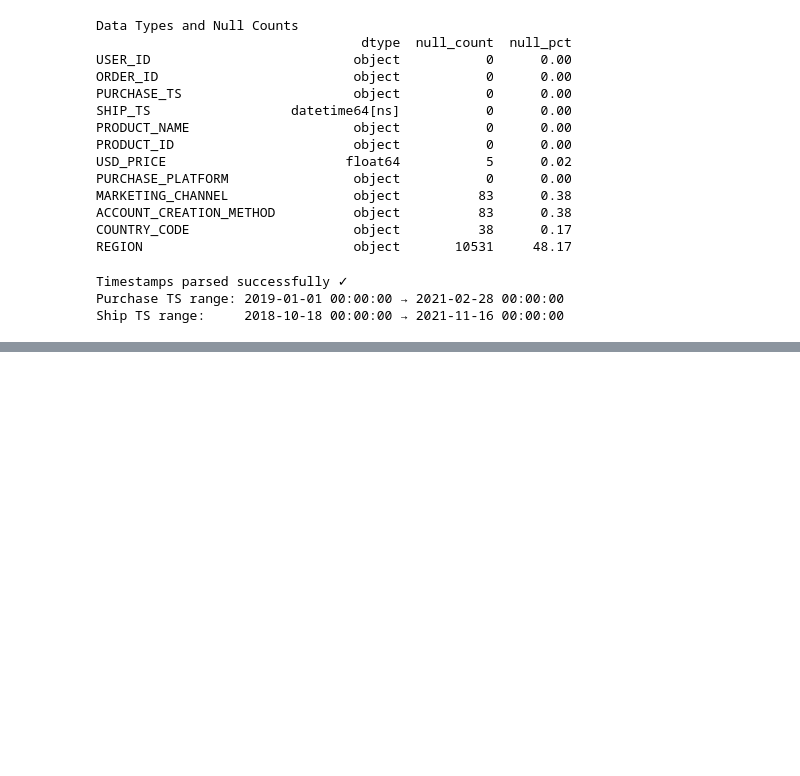
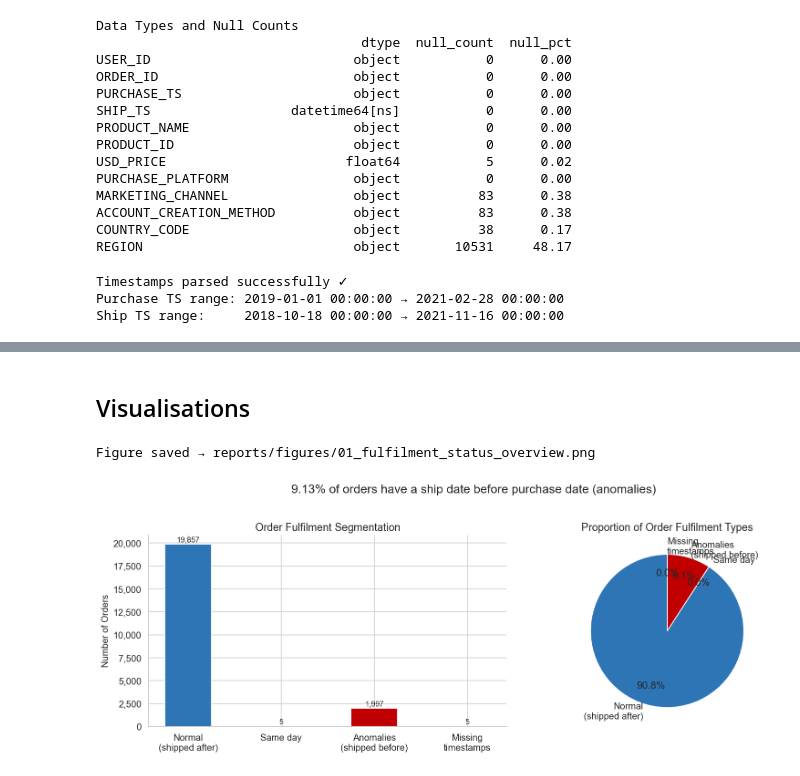
Before and after one commit to selete-tetteh/gamezone-analytics, a Jupyter notebook: notebooks/01_data_audit/01_temporal_anomalies.ipynb, the cells around one changed output, grey strips where cells are left out. Saved outputs shown, nothing was run; the diff lists cells and outputs as text; code cells hidden in the pictures; blank space fills up the shorter version.

Commit message:
feat: analysed and visualised anomalies

```diff
--- a/notebooks/01_data_audit/01_temporal_anomalies.ipynb
+++ b/notebooks/01_data_audit/01_temporal_anomalies.ipynb
@@ -116,0 +126,20 @@ Ship TS range:     2018-10-18 00:00:00 → 2021-11-16 00:00:00
+# %%
+# Segment the data based on fulfilment days
+# This gives clear picture of full distribution and highlights any anomalies or missing data
+
+normal = df[df['FULFILMENT_DAYS'] > 0] # normal orders that shipped after purchase
+same_day = df[df['FULFILMENT_DAYS'] == 0] # same-day orders that shipped on the purchase day
+anomalies = df[df['FULFILMENT_DAYS'] < 0] # anomalies that shipped before purchase (impossible, likely data errors)
+missing = df[df['FULFILMENT_DAYS'].isna()] # missing timestamps where either PURCHASE_TS or SHIP_TS is null, making fulfilment days impossible to calculate
+
+total = len(df)
+
+print('Fulfilment Days Segmentation')
+print(f"{'Segment':<30} {'Count':>8} {'% of Total':>12}")
+print('-' * 52)
+print(f"{'Normal (shipped after purchase)':<30} {len(normal):>8,} {len(normal)/total*100:>11.2f}%")
+print(f"{'Same Day (shipped on purchase day)':<30} {len(same_day):>8,} {len(same_day)/total*100:>11.2f}%")
+print(f"{'Anomalies (shipped BEFORE purchase)':<30} {len(anomalies):>8,} {len(anomalies)/total*100:>11.2f}%")
+print(f"{'Missing timestamps':<30} {len(missing):>8,} {len(missing)/total*100:>11.2f}%")
+print('-' * 52)
+print(f"{'Total':<30} {total:>8,} {'100.0%':>12}")
@@ -116,0 +338,46 @@ Ship TS range:     2018-10-18 00:00:00 → 2021-11-16 00:00:00
+# %% [markdown]
+## Visualisations
+# %%
+# Chart 1 Overall segmentation
+# Show scale of problem at a glance - how many orders are normal vs same-day vs anomalies vs missing timestamps
+
+
+fig, axes = plt.subplots(1, 2, figsize=(14, 5))
+
+segments = ['Normal\n(shipped after)', 'Same day', 'Anomalies\n(shipped before)', 'Missing\ntimestamps']
+counts = [len(normal), len(same_day), len(anomalies), len(missing)]
+colours = ['#2E75B6', '#70AD47', '#C00000', '#808080']
+
+bars = axes[0].bar(segments, counts, color=colours, width=0.5)
+axes[0].set_title('Order Fulfilment Segmentation', fontsize=14, fontweight='medium')
+axes[0].set_ylabel('Number of Orders', fontsize=12)
+axes[0].yaxis.set_major_formatter(mticker.FuncFormatter(lambda x, _: f'{int(x):,}'))  # format y-axis with commas
+
+# Add count labels on top of bars
+for bar, count in zip(bars, counts):
+    axes[0].text(
+        bar.get_x() + bar.get_width() / 2,
+        bar.get_height() + 100,  # position label slightly above the bar
+        f'{count:,}',
+        ha='center', va='bottom', fontsize=10
+    )
+
+# Pie chart showing proportions
+axes[1].pie(
+    counts,
+    labels=segments,
+    colors=colours,
+    autopct='%1.1f%%',
+    startangle=90,
+    pctdistance=0.75,  # position percentage labels closer to the center
+)
+axes[1].set_title('Proportion of Order Fulfilment Types', fontsize=14, fontweight='medium')
+
+fig.suptitle(f"{len(anomalies)/total*100:.2f}% of orders have a ship date before purchase date (anomalies)",
+                    fontsize=16, fontweight='medium', y=1.02)
+
+save_figure(fig, '01_fulfilment_status_overview.png')
+plt.show()
+# %% [output]
+Figure saved → reports/figures/01_fulfilment_status_overview.png
+[figure, added]
```
Also changed, not shown: parts of 11 cells of this notebook, 1 other file.
